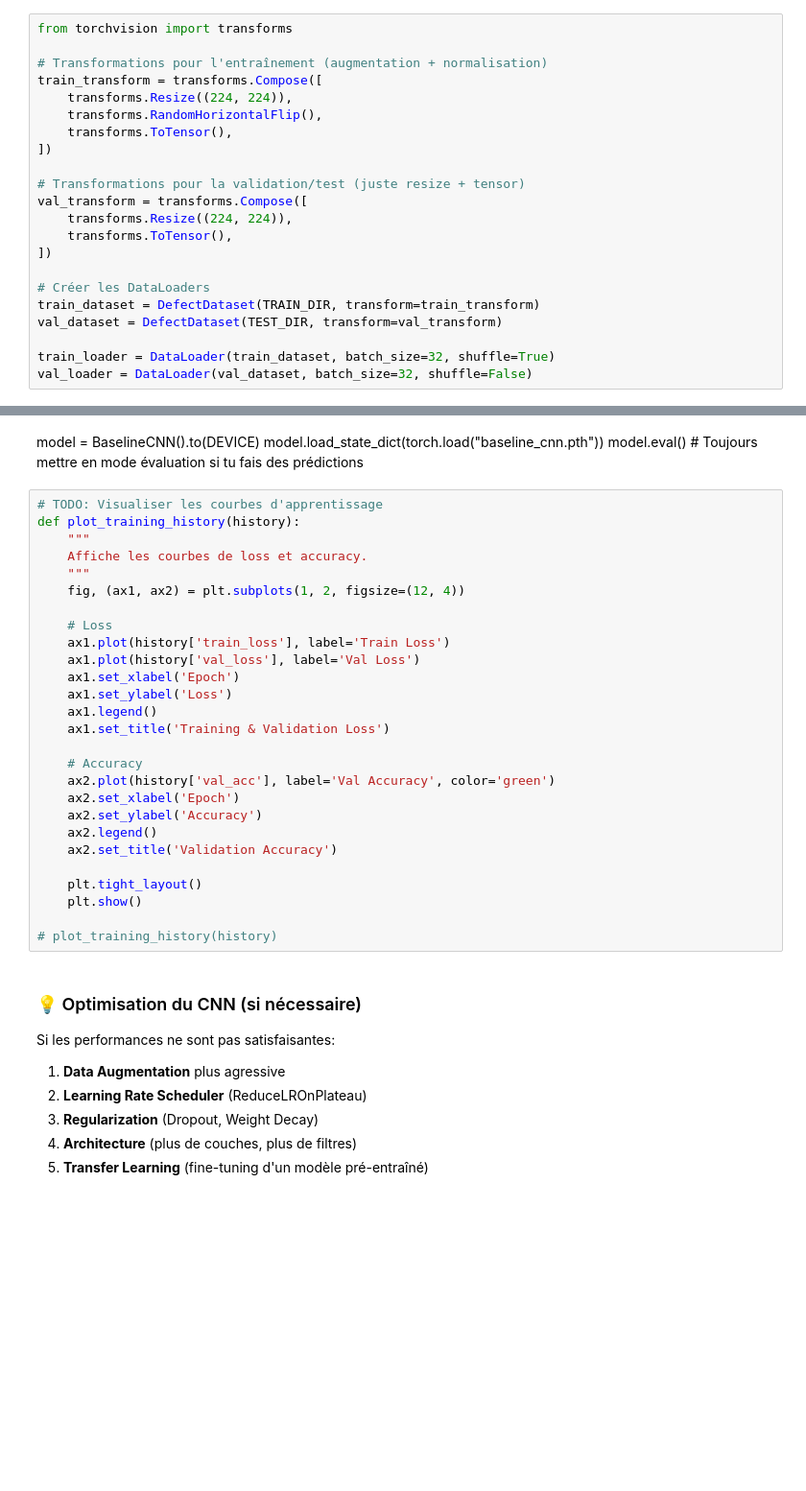
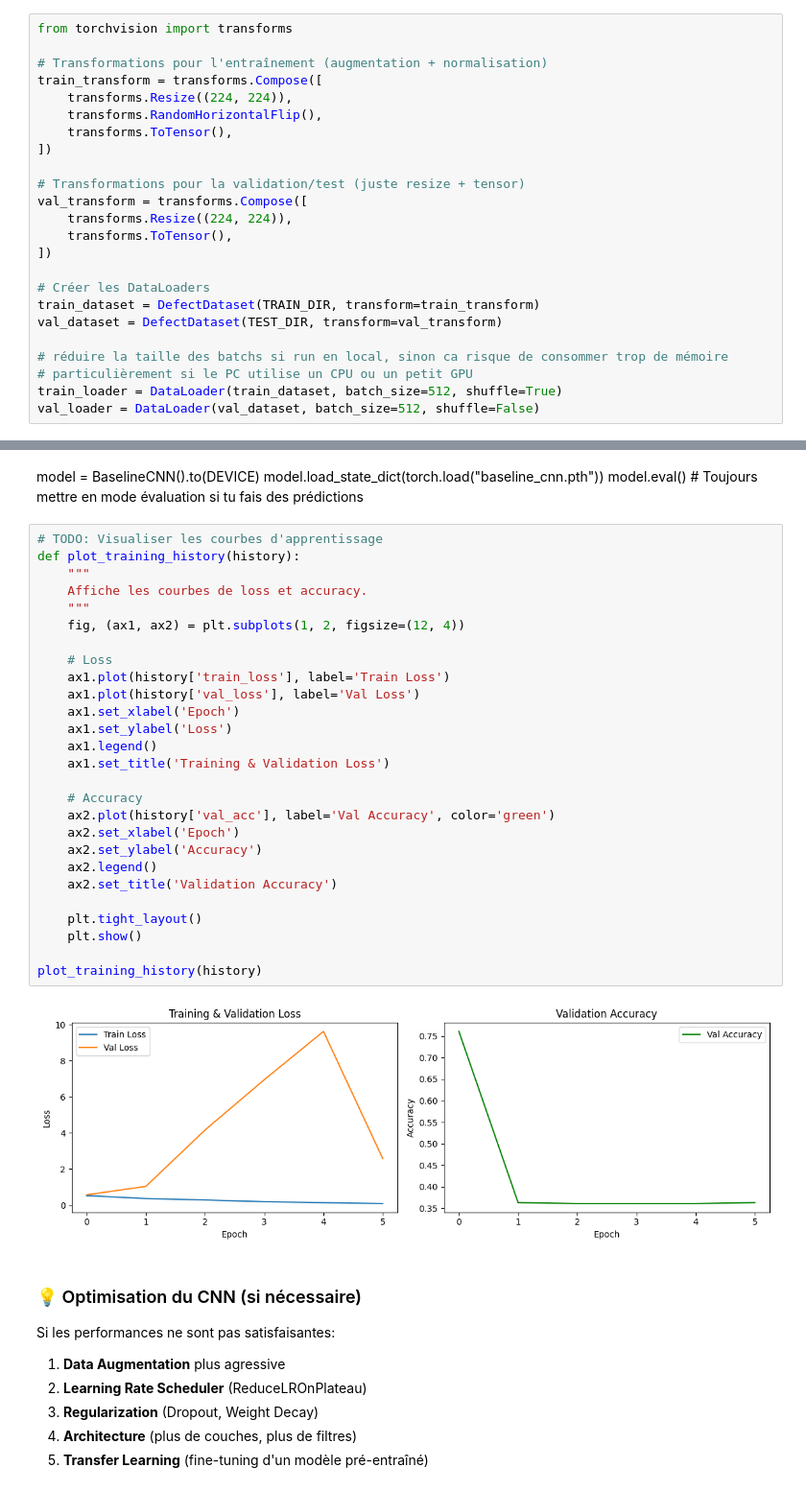
Before and after one commit to yvpierre/skema-hackathon, a Jupyter notebook: 01.1hackathon_notebook_template_jour1.ipynb, the cells around one changed output, grey strips where cells are left out. Shown at 96% size. Saved outputs shown, nothing was run; the diff lists cells and outputs as text; blank space fills up the shorter version.

```diff
--- a/01.1hackathon_notebook_template_jour1.ipynb
+++ b/01.1hackathon_notebook_template_jour1.ipynb
@@ -660,8 +686,10 @@ val_transform = transforms.Compose([
 train_dataset = DefectDataset(TRAIN_DIR, transform=train_transform)
 val_dataset = DefectDataset(TEST_DIR, transform=val_transform)
 
-train_loader = DataLoader(train_dataset, batch_size=32, shuffle=True)
-val_loader = DataLoader(val_dataset, batch_size=32, shuffle=False)
+# réduire la taille des batchs si run en local, sinon ca risque de consommer trop de mémoire
+# particulièrement si le PC utilise un CPU ou un petit GPU
+train_loader = DataLoader(train_dataset, batch_size=512, shuffle=True)
+val_loader = DataLoader(val_dataset, batch_size=512, shuffle=False)
 # %%
 # Entraînement
 cnn_model = BaselineCNN().to(DEVICE)
@@ -680,30 +715,32 @@ model.eval()  # Toujours mettre en mode évaluation si tu fais des prédictions
 # %%
 # TODO: Visualiser les courbes d'apprentissage
 def plot_training_history(history):
     """
     Affiche les courbes de loss et accuracy.
     """
     fig, (ax1, ax2) = plt.subplots(1, 2, figsize=(12, 4))
 
     # Loss
     ax1.plot(history['train_loss'], label='Train Loss')
     ax1.plot(history['val_loss'], label='Val Loss')
     ax1.set_xlabel('Epoch')
     ax1.set_ylabel('Loss')
     ax1.legend()
     ax1.set_title('Training & Validation Loss')
 
     # Accuracy
     ax2.plot(history['val_acc'], label='Val Accuracy', color='green')
     ax2.set_xlabel('Epoch')
     ax2.set_ylabel('Accuracy')
     ax2.legend()
     ax2.set_title('Validation Accuracy')
 
     plt.tight_layout()
     plt.show()
 
-# plot_training_history(history)
+plot_training_history(history)
+# %% [output]
+[figure, added]
 # %% [markdown]
 ### 💡 Optimisation du CNN (si nécessaire)
 
```
Also changed, not shown: parts of 8 cells of this notebook.
